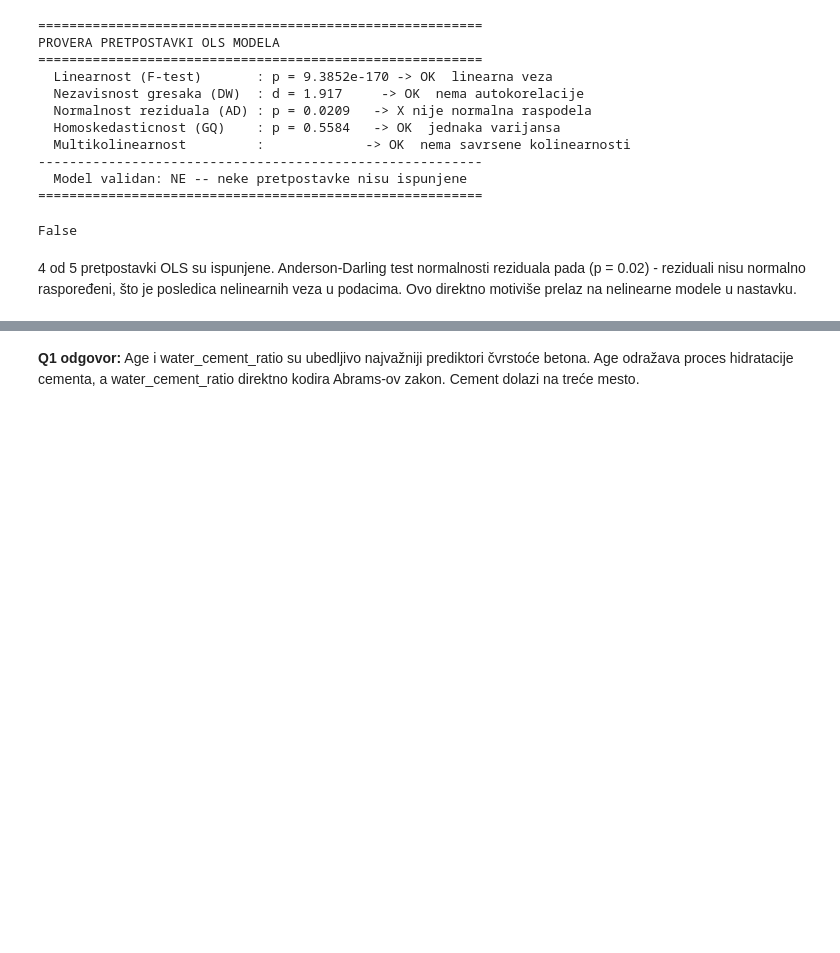
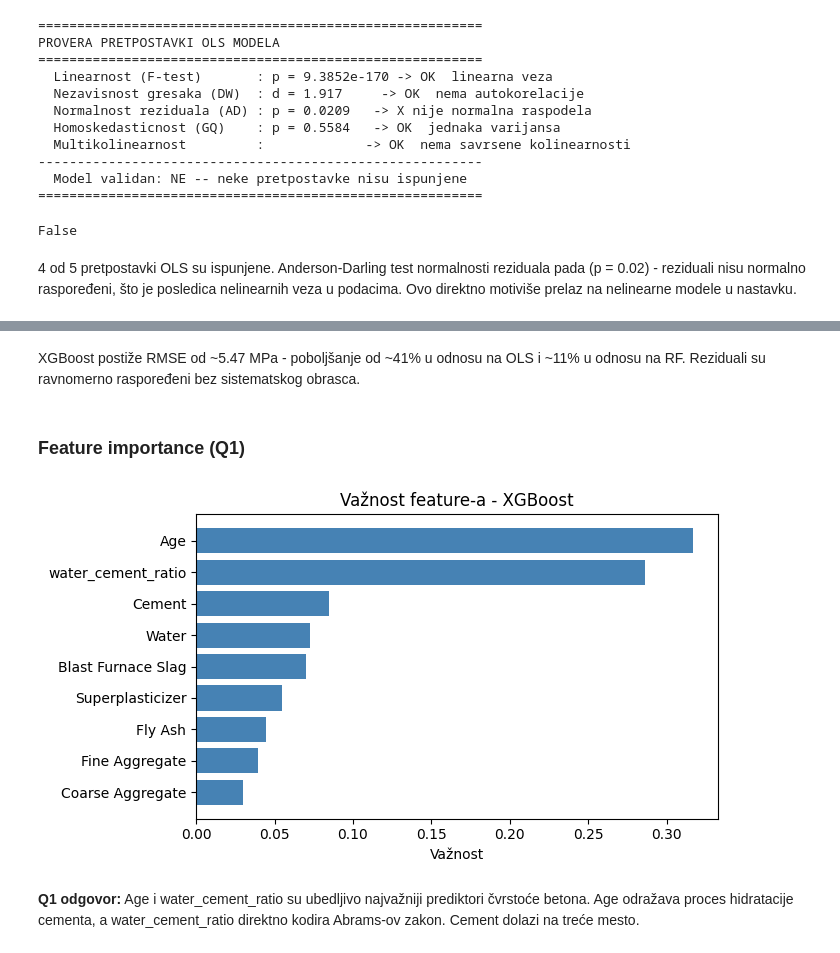
Before and after one commit to rev333nge/concrete-strength-prediction, a Jupyter notebook: notebook.ipynb, the cells around one changed output, grey strips where cells are left out. Cells and saved outputs as stored; diff of their text form; code cells hidden in the pictures; blank space fills up the shorter version.

```diff
--- a/notebook.ipynb
+++ b/notebook.ipynb
@@ -189,2 +239,10 @@ False
+# %% [markdown]
+XGBoost postiže RMSE od ~5.47 MPa - poboljšanje od ~41% u odnosu na OLS i ~11% u odnosu na RF. Reziduali su ravnomerno raspoređeni bez sistematskog obrasca.
+# %% [markdown]
+### Feature importance (Q1)
+# %%
+plot_feature_importance_single(xgb, "XGBoost")
+# %% [output]
+[figure, added]
 # %% [markdown]
 **Q1 odgovor:** Age i water_cement_ratio su ubedljivo najvažniji prediktori čvrstoće betona. Age odražava proces hidratacije cementa, a water_cement_ratio direktno kodira Abrams-ov zakon. Cement dolazi na treće mesto.
```
Also changed, not shown: parts of 15 cells of this notebook, 3 other files.
